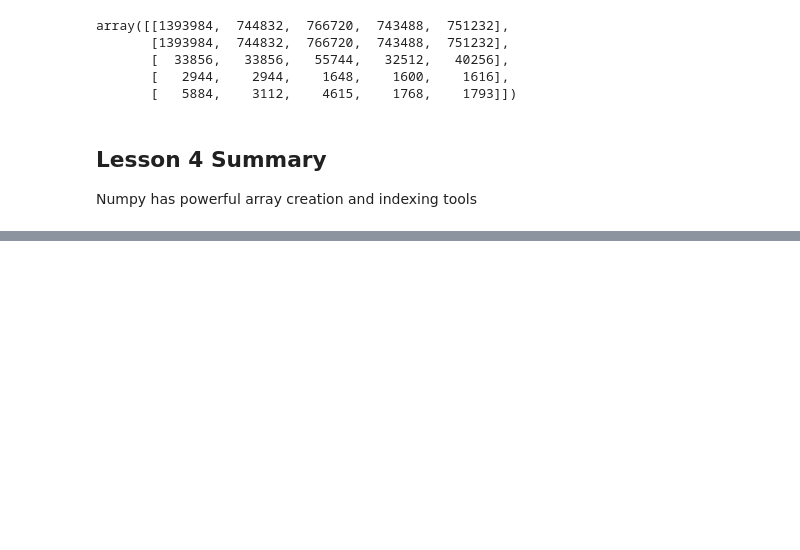
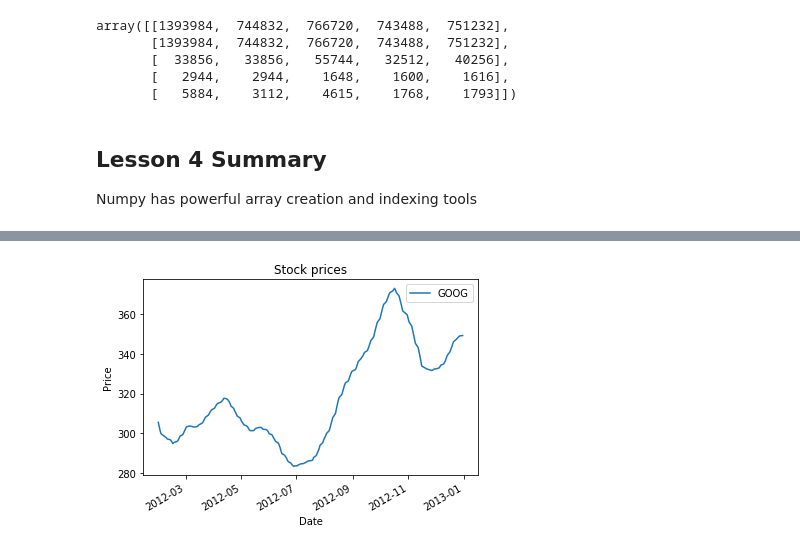
Before and after one commit to Oadegbite/Projects, a Jupyter notebook: UdacityFinacialCourse/TestBox.ipynb, the cells around one changed output, grey strips where cells are left out. Cells and saved outputs as stored; diff of their text form; code cells hidden in the pictures; blank space fills up the shorter version.

```diff
--- a/UdacityFinacialCourse/TestBox.ipynb
+++ b/UdacityFinacialCourse/TestBox.ipynb
@@ -698,0 +797,4 @@ Numpy has powerful array creation and indexing tools
+# %%
+dfPlot(dfL5GOOGmean)
+# %% [output]
+[figure, added]
```
Also changed, not shown: parts of 19 cells of this notebook, 1 other file.
